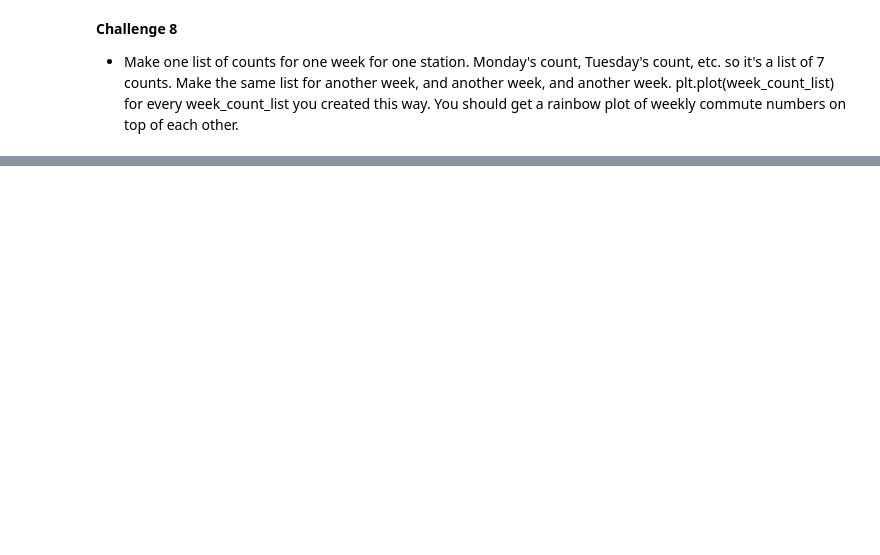
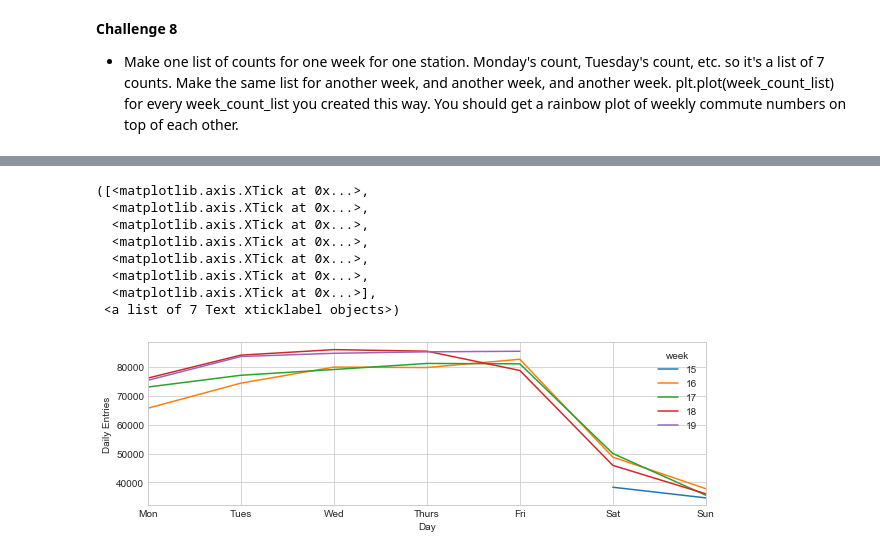
Before and after one commit to xvila/challenges, a Jupyter notebook: 01-mta/challenge_set_1_xvila.ipynb, the cells around one changed output, grey strips where cells are left out. Cells and saved outputs as stored; diff of their text form; code cells hidden in the pictures; blank space fills up the shorter version.

```diff
--- a/01-mta/challenge_set_1_xvila.ipynb
+++ b/01-mta/challenge_set_1_xvila.ipynb
@@ -219,0 +284,3 @@ df.head()
+# %%
+sampleStation = df[df.station == '59 ST']
+stationWeek = sampleStation.groupby(['week','day']).daily_entries.sum().reset_index()
@@ -219,0 +296,17 @@ df.head()
+# %%
+day_ticks = ('Mon','Tues','Wed','Thurs','Fri','Sat','Sun')
+# %%
+stationWeek.pivot('day','week','daily_entries').plot(kind='line',figsize=(10,3))
+plt.ylabel('Daily Entries')
+plt.xlabel('Day')
+plt.xticks(range(7),day_ticks)
+# %% [output]
+([<matplotlib.axis.XTick at 0x...>,
+  <matplotlib.axis.XTick at 0x...>,
+  <matplotlib.axis.XTick at 0x...>,
+  <matplotlib.axis.XTick at 0x...>,
+  <matplotlib.axis.XTick at 0x...>,
+  <matplotlib.axis.XTick at 0x...>,
+  <matplotlib.axis.XTick at 0x...>],
+ <a list of 7 Text xticklabel objects>)
+[figure, added]
```
Also changed, not shown: parts of 20 cells of this notebook.
